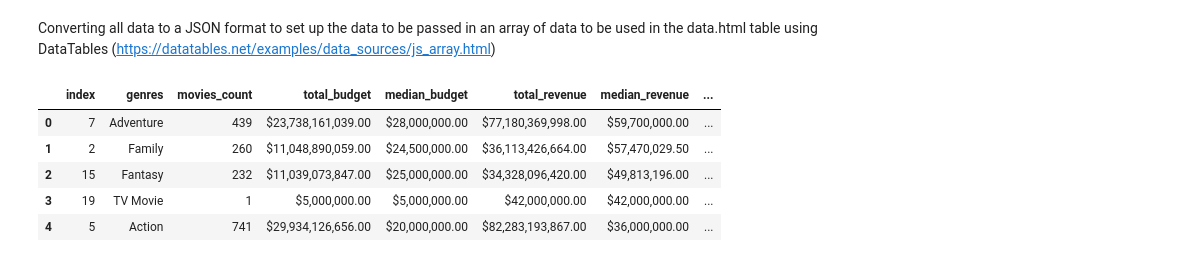
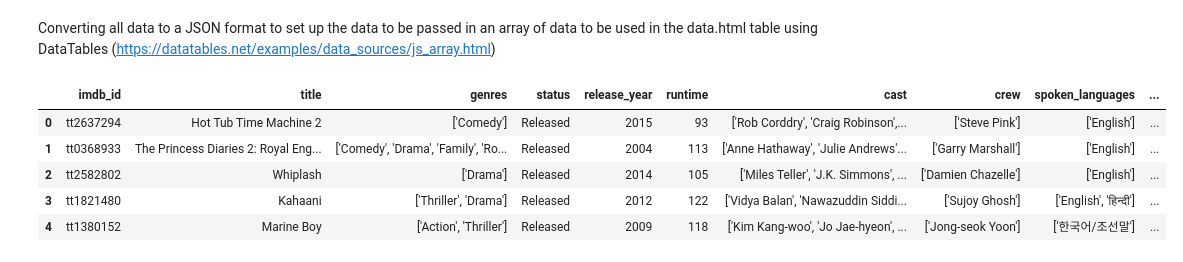
Before and after one commit to alysnow/Final-Project, a Jupyter notebook: Notebooks/MovieBase_json.ipynb, the cells around one changed output. Drawn from its saved outputs; the diff is of its cells as text; code cells hidden in the pictures.

Commit message:
Updated html files

```diff
--- a/Notebooks/MovieBase_json.ipynb
+++ b/Notebooks/MovieBase_json.ipynb
@@ -12,16 +12,18 @@ import json
 # %%
 # Read the csv file into a pandas DataFrame
 # --------------------------------------------------------------
 # data = pd.read_csv("../Resources/data/IMDB-Movie-Data.csv")
-data = pd.read_csv("../Resources/data/databaseGenre_html.csv")
+# data = pd.read_csv("../Resources/data/databaseGenre_html.csv")
+data = pd.read_csv("../Resources/data/database_html.csv")
+
 data.head()
 # %% [output]
-|  | index | genres | movies_count | total_budget | median_budget | total_revenue | median_revenue | ... |
-| 0 | 7 | Adventure | 439 | $23,738,161,039.00 | $28,000,000.00 | $77,180,369,998.00 | $59,700,000.00 | ... |
-| 1 | 2 | Family | 260 | $11,048,890,059.00 | $24,500,000.00 | $36,113,426,664.00 | $57,470,029.50 | ... |
-| 2 | 15 | Fantasy | 232 | $11,039,073,847.00 | $25,000,000.00 | $34,328,096,420.00 | $49,813,196.00 | ... |
-| 3 | 19 | TV Movie | 1 | $5,000,000.00 | $5,000,000.00 | $42,000,000.00 | $42,000,000.00 | ... |
-| 4 | 5 | Action | 741 | $29,934,126,656.00 | $20,000,000.00 | $82,283,193,867.00 | $36,000,000.00 | ... |
+|  | imdb_id | title | genres | status | release_year | runtime | cast | crew | spoken_languages | ... |
+| 0 | tt2637294 | Hot Tub Time Machine 2 | ['Comedy'] | Released | 2015 | 93 | ['Rob Corddry', 'Craig Robinson',... | ['Steve Pink'] | ['English'] | ... |
+| 1 | tt0368933 | The Princess Diaries 2: Royal Eng... | ['Comedy', 'Drama', 'Family', 'Ro... | Released | 2004 | 113 | ['Anne Hathaway', 'Julie Andrews'... | ['Garry Marshall'] | ['English'] | ... |
+| 2 | tt2582802 | Whiplash | ['Drama'] | Released | 2014 | 105 | ['Miles Teller', 'J.K. Simmons', ... | ['Damien Chazelle'] | ['English'] | ... |
+| 3 | tt1821480 | Kahaani | ['Thriller', 'Drama'] | Released | 2012 | 122 | ['Vidya Balan', 'Nawazuddin Siddi... | ['Sujoy Ghosh'] | ['English', 'हिन्दी'] | ... |
+| 4 | tt1380152 | Marine Boy | ['Action', 'Thriller'] | Released | 2009 | 118 | ['Kim Kang-woo', 'Jo Jae-hyeon', ... | ['Jong-seok Yoon'] | ['한국어/조선말'] | ... |
 # %%
 # Function to convert a CSV to JSON. Takes the file paths as arguments
 # --------------------------------------------------------------
```
Also changed, not shown: parts of 5 cells of this notebook, 16 other files.
